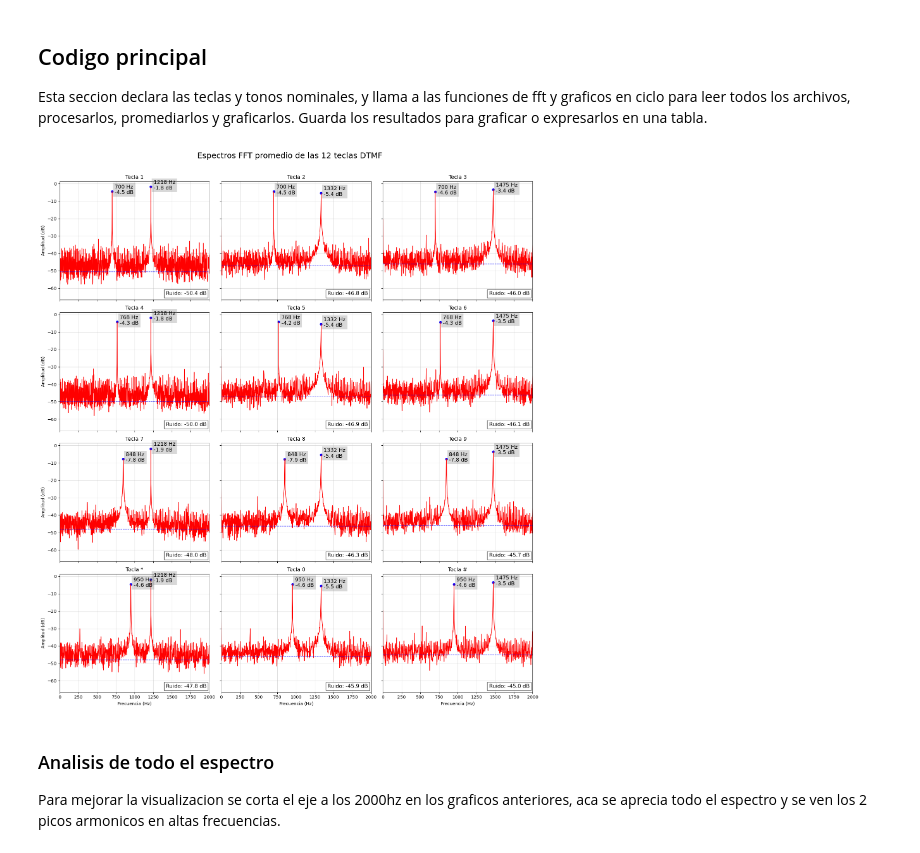
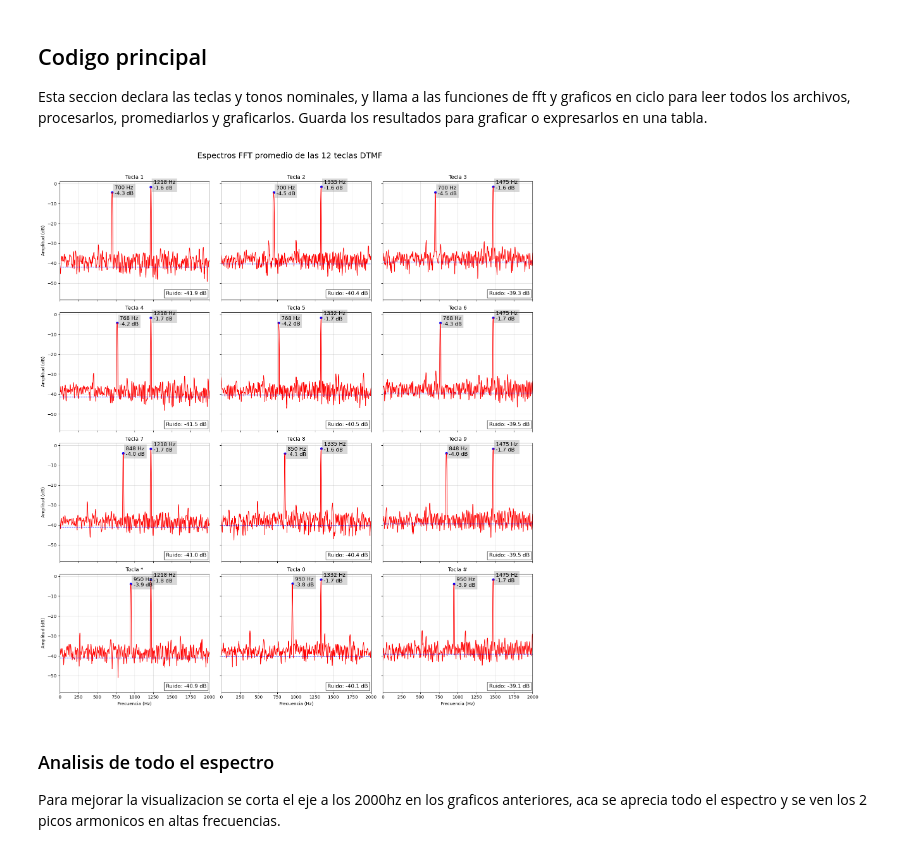
Before and after one commit to mnoe893/FFT_Telefono_ME1, a Jupyter notebook: analisis_de_mediciones_v2.ipynb, the cells around one changed output. Drawn from its saved outputs; the diff is of its cells as text; code cells hidden in the pictures.

Commit message:
ventaneo

```diff
--- a/analisis_de_mediciones_v2.ipynb
+++ b/analisis_de_mediciones_v2.ipynb
@@ -55,3 +58,13 @@ def piso_ruido(magnitud_db, picos):
+# %%
+def ventaneo(signal, ventana='flattop'):
+    if ventana == 'hanning':
+        ventana = hamming(len(signal), sym=False)
+        signal *= ventana
+    elif ventana == 'flattop':
+        ventana = flattop(len(signal), sym=False)
+        ventana /= np.mean(ventana) #Coherent Gain
+        signal *= ventana
+    return signal
 # %% [markdown]
 #### procesar_mediciones
 Abre los archivos en bloques de a 5, correspondiente a las 5 mediciones de cada tecla.
@@ -230,7 +253,7 @@ for fila, fila_teclas in enumerate(teclas):
 
         res = procesar_mediciones(archivos)
 
-        tonos_detectados = res["picos"]["picos"][:2]
+        tonos_detectados = res["picos"]["picos"][:2] # Paso solo los picos de los tonos
         #par de tonos que se esperan por la fila y columna de la tecla
         tonos_esperados = np.sort([tono_fila[fila],tono_columna[columna]])
 
@@ -244,36 +267,44 @@ for fila, fila_teclas in enumerate(teclas):
         ])
         resumen_db.append([
             tecla,
-            res["picos"], #aca van los tonos, armonicos y espuria (frecuencia y magnitud)
-            res["piso_ruido_db"],
+            res["picos"]["picos"],
+            res["frecuencia"],
+            res["magnitud_dbm"],
+            res["piso_ruido_db"]
         ])
+
+        #resumen_db.append([
+        #    tecla,
+        #    res["picos"], #aca van los tonos, armonicos y espuria (frecuencia y magnitud)
+        #    res["piso_ruido_db"],
+        #])
 
 #############
 # Para usar dBV o dBm tambien cambiarlo en picos y piso de ruido
 # en procesar_mediciones()
 #############
         graficar_fft(res["frecuencia"],
                 res["magnitud_dbm"],
                 #res["magnitud_dbv"],
                 tonos_detectados, res["piso_ruido_db"],
                 tecla, axs[fila, columna])
 
 # Etiquetas solo en los bordes
 for ax in axs[-1, :]:
     ax.set_xlabel("Frecuencia (Hz)")
 
 for ax in axs[:, 0]:
     ax.set_ylabel("Amplitud (dB)")
 
 fig.suptitle(
     "Espectros FFT promedio de las 12 teclas DTMF",
     fontsize=18
 )
 
 plt.tight_layout(rect=[0, 0, 1, 0.97])
 plt.show()
 # %% [output]
-[figure, old version]
+[figure, new version]
 # %% [markdown]
 ### Analisis de todo el espectro
 
```
Also changed, not shown: parts of 8 cells of this notebook.
